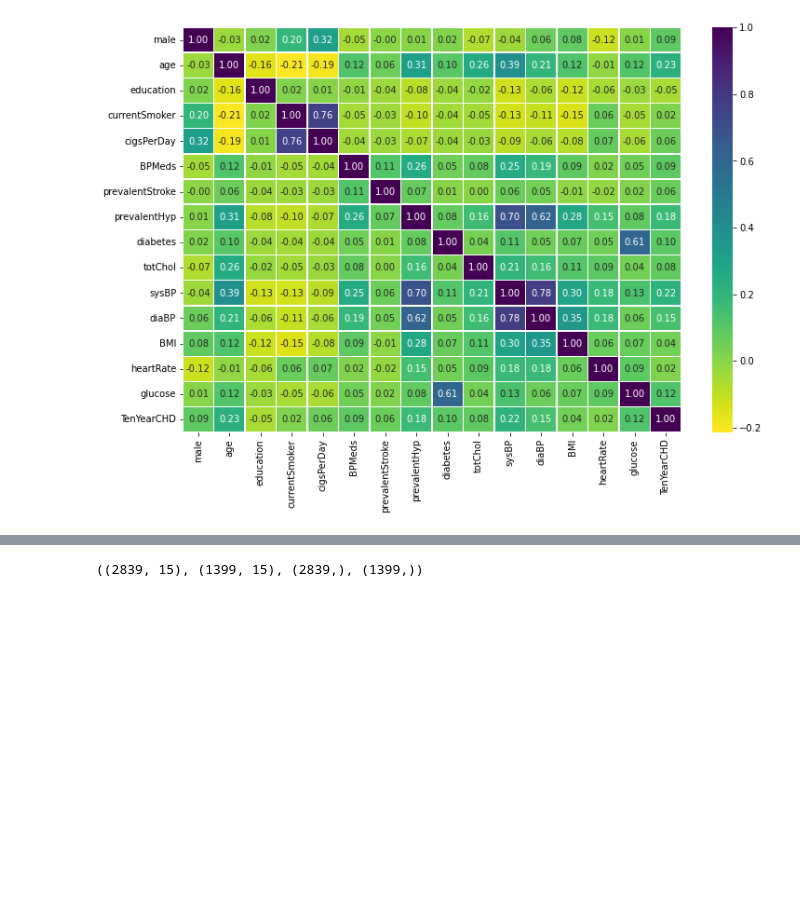
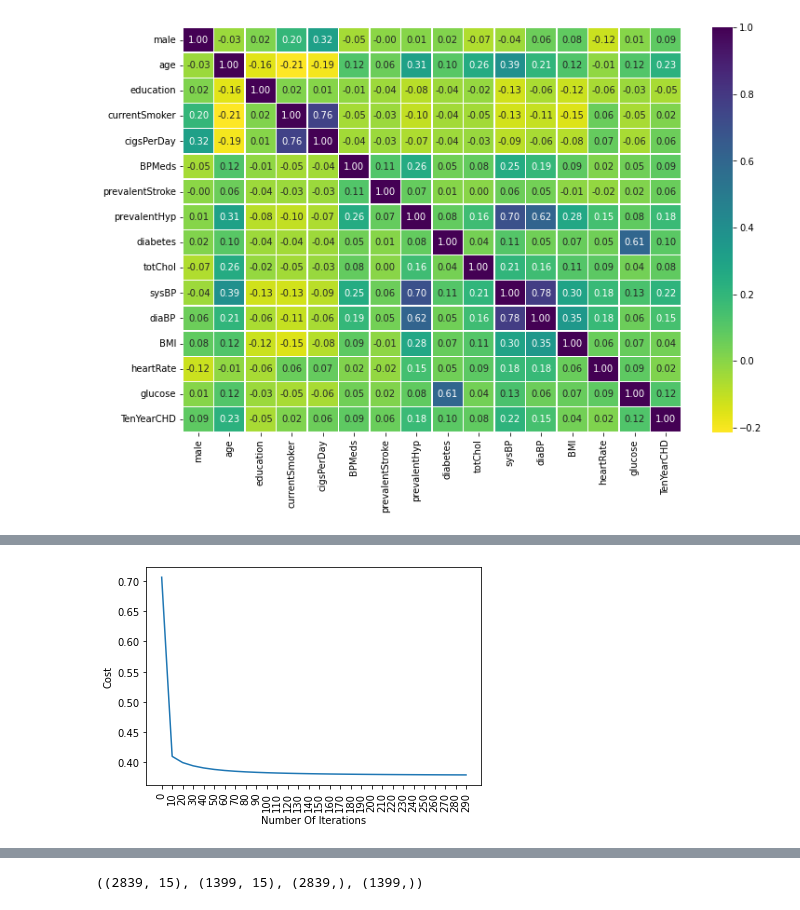
Before and after one commit to Quyyyyy/Quyyyyy, a Jupyter notebook: Untitled0.ipynb, the cells around one changed output, grey strips where cells are left out. Saved outputs shown, nothing was run; the diff lists cells and outputs as text; code cells hidden in the pictures; blank space fills up the shorter version.

```diff
--- a/Untitled0.ipynb
+++ b/Untitled0.ipynb
@@ -217,3 +210,100 @@ plt.figure(figsize=(12, 8))
 sns.heatmap(corr_matrix, annot=True, linewidth=0.5, fmt='.2f', cmap='viridis_r');
 # %% [output]
 [figure]
+# %%
+from sklearn.model_selection import train_test_split
+y = df.TenYearCHD.values # tập thuộc tính
+X = df.drop(["TenYearCHD"], axis = 1) # tập nhãn
+
+X = (X - np.min(X))/(np.max(X) - np.min(X)).values # chuẩn hóa dữ liệu
+
+# chia tập train, tập test theo tỷ lệ 0.8:0.2
+X_train, X_test, y_train, y_test = train_test_split(X, y ,test_size = 0.2 , random_state = 42)
+
+X_train = X_train.T
+X_test = X_test.T
+y_train = y_train.T
+y_test = y_test.T
+
+# print(X_train.shape)
+# print(X_test.shape)
+# print(y_train.shape)
+# print(y_test.shape)
+
+def set_weights_b(arr):
+
+    weights = np.full((arr,1), 0.01)
+    b = 0.0
+    return weights,b
+
+def sigmoid(s):
+    z = 1/(1 + np.exp(-s))
+    return z
+
+def foward_propagation(X_train, weights, y_train,b):
+    z = np.dot(weights.T,X_train) + b
+    x = sigmoid(z)
+    loss = - y_train*np.log(x) - (1 - y_train)*np.log(1-x)
+    cost = (np.sum(loss))/X_train.shape[1]
+    return cost
+
+def back_propagation(X_train,y_train,weights,b):
+    z = np.dot(weights.T,X_train) + b
+    x = sigmoid(z)
+    gd = (np.dot(X_train,(x - y_train).T))/X_train.shape[1]
+    h = np.sum(x - y_train)/X_train.shape[1]
+    return  gd,h
+
+def train(weights,b,X_train,y_train,learning_rate,number_of_iterations):
+    cost_list = []
+    cost_list2 = []
+    index = []
+
+    for i in range(number_of_iterations):
+        cost = foward_propagation(X_train, weights, y_train,b)
+        wi,wj = back_propagation(X_train,y_train,weights,b)
+        cost_list.append(cost)
+
+        weights = weights - learning_rate* wi
+        b = b - learning_rate*wj
+
+        if i % 10 == 0: # her 10 adımda bir depolar
+            cost_list2.append(cost)
+            index.append(i)
+            print("Cost after iterations %i: %f " %(i,cost))
+
+
+    plt.plot(index,cost_list2)
+    plt.xticks(index, rotation = "vertical")
+    plt.xlabel("Number Of Iterations")
+    plt.ylabel("Cost")
+    plt.show()
+
+    return weights,b,wi,wj,cost_list
+
+def predict(weights, b, X_test):
+
+    z = sigmoid(np.dot(weights.T,X_test)+b)
+    prediction = np.zeros((1,X_test.shape[1]))
+
+
+    for i in range(z.shape[1]):
+        if z[0,i] <= 0.5 :
+            prediction[0,i] = 0
+        else:
+            prediction[0,i] = 1
+
+    return prediction
+
+def logistic_regression(X_train, y_train,X_test,y_test, learning_rate, number_of_iterations):
+    arr = X_train.shape[0]
+    weights, b = set_weights_b(arr)
+
+    we,b_p, wi,wj, cost_list = train(weights, b, X_train, y_train, learning_rate, number_of_iterations)
+
+    prediction_test = predict(we, b_p, X_test)
+
+    print("Test occuracy: {}% ".format(100-np.mean(np.abs(prediction_test - y_test))*100))
+
+logistic_regression(X_train, y_train, X_test,y_test, learning_rate = 5, number_of_iterations = 300)
+# %% [output]
@@ -219,0 +327 @@ sns.heatmap(corr_matrix, annot=True, linewidth=0.5, fmt='.2f', cmap='viridis_r')
+[figure, added]
```
Also changed, not shown: parts of 3 cells of this notebook.
